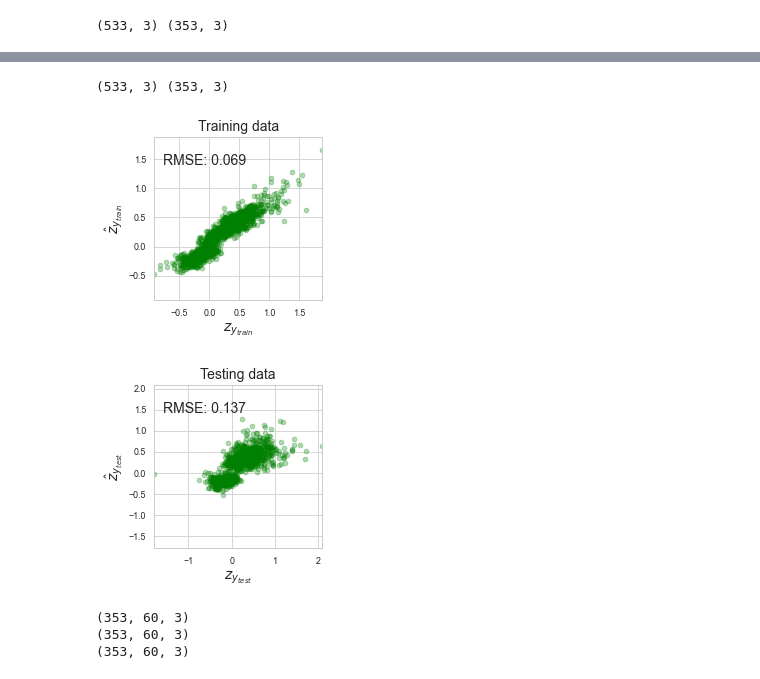
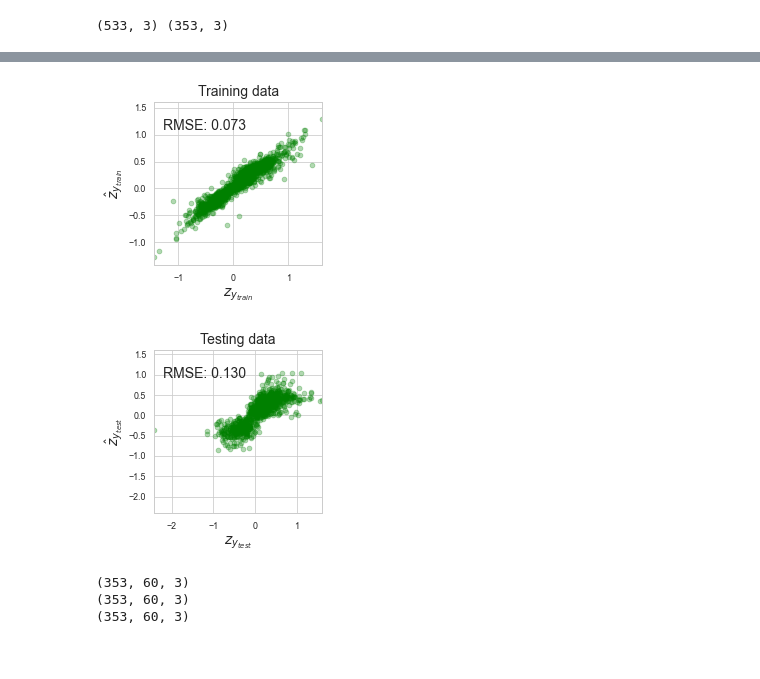
Before and after one commit to rsyamil/latent-space-xgboost, a Jupyter notebook: field-case/trees-vector-dependent-nans.ipynb, the cells around one changed output, grey strips where cells are left out. Drawn from its saved outputs; the diff is of its cells as text; code cells hidden in the pictures.

```diff
--- a/field-case/trees-vector-dependent-nans.ipynb
+++ b/field-case/trees-vector-dependent-nans.ipynb
@@ -151,0 +137,20 @@ multioutputregressor = RegressorChain(regressor).fit(x_imputed_train, z_y_train)
+# %%
+#implement own dependent MultiOutputRegressor
+train_data_to_fit = np.copy(x_nans_train)
+
+regressors = []
+for i in range(z_y_test.shape[-1]):
+    #XGBoost regression model
+    regressor = xgb.XGBRegressor(
+        n_estimators=200,
+        reg_lambda=1,
+        gamma=0,
+        max_depth=3,
+        missing=np.NaN
+    )
+    regressor.fit(train_data_to_fit, z_y_train[:, i])
+    regressors.append(regressor)
+
+    #append/chain the output to the the input
+    _ = np.expand_dims(regressor.predict(train_data_to_fit), axis=-1)
+    train_data_to_fit = np.concatenate((train_data_to_fit, _), axis=1)
@@ -188,16 +197,28 @@ plot_importance(multioutputregressor.estimators_[2])
 # %%
+#function to get dependent predictions
+def multioutputregressor_predict(output, data):
+
+    data_to_predict = np.copy(data)
+
+    for i in range(output.shape[-1]):
+        _ = regressors[i].predict(data_to_predict)
+        output[:, i] = _
+
+        #append/chain the output to the the input
+        _ = np.expand_dims(_, axis=-1)
+        data_to_predict = np.concatenate((data_to_predict, _), axis=1)
+
+    return output
+
 #get predictions
-z_y_train_hat = multioutputregressor.predict(x_imputed_train)
-z_y_test_hat = multioutputregressor.predict(x_imputed_test)
-
-print(z_y_train_hat.shape, z_y_test_hat.shape)
+z_y_train_hat = multioutputregressor_predict(np.zeros(z_y_train.shape), x_imputed_train)
+z_y_test_hat = multioutputregressor_predict(np.zeros(z_y_test.shape), x_imputed_test)
 
 scatterPlot(z_y_train, z_y_train_hat, '$z_{y_{train}}$', '$\hat{z}_{y_{train}}$', 'Training data', limits=False, limits_custom=True, score=True)
 scatterPlot(z_y_test, z_y_test_hat, '$z_{y_{test}}$', '$\hat{z}_{y_{test}}$', 'Testing data', limits=False, limits_custom=True, score=True)
 # %% [output]
-(533, 3) (353, 3)
-[figure, old version]
+[figure, new version]
-[figure, old version]
+[figure, new version]
 # %%
 #plot prediction profile vs reference profile
 y_test_hat_pred = data_ae.zd2d.predict(z_y_test_hat)
```
Also changed, not shown: parts of 9 cells of this notebook.
